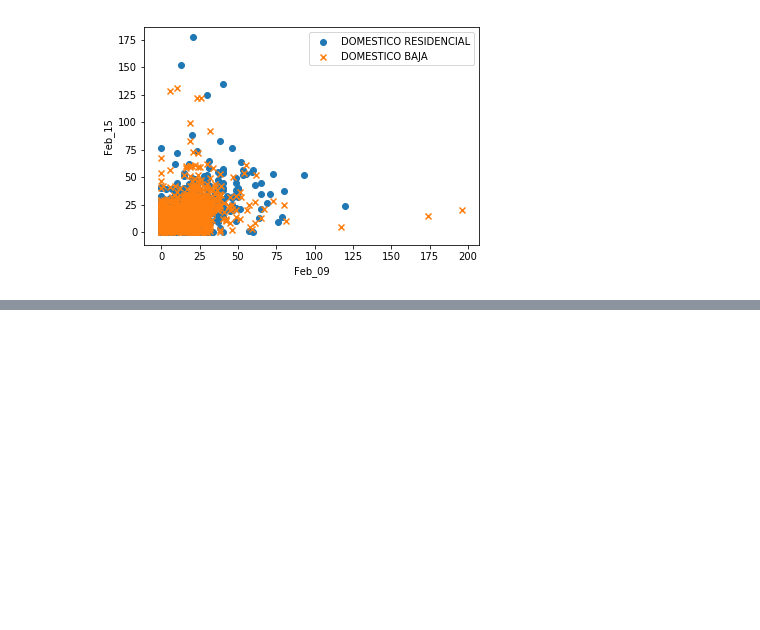
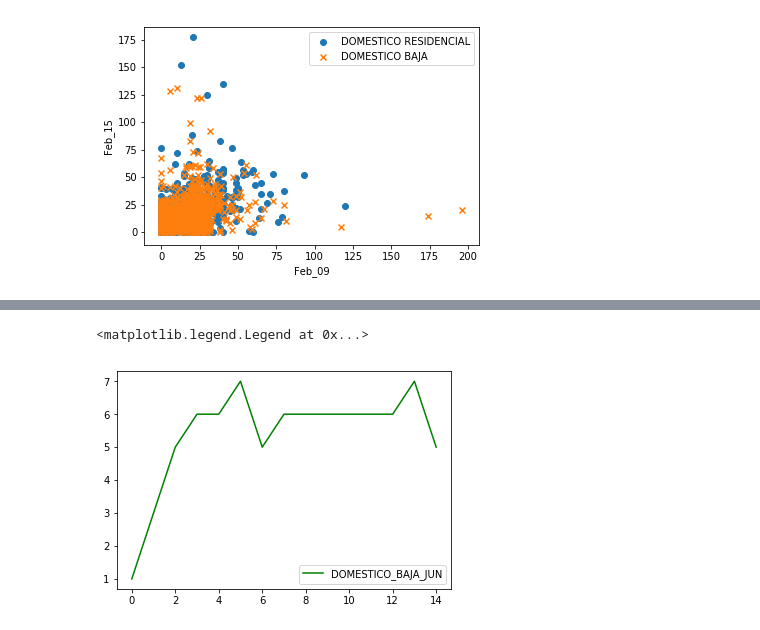
Before and after one commit to galis30/Galko_NS2020, a Jupyter notebook: Galko_projekt_NS.ipynb, the cells around one changed output, grey strips where cells are left out. Cells and saved outputs as stored; diff of their text form; code cells hidden in the pictures; blank space fills up the shorter version.

```diff
--- a/Galko_projekt_NS.ipynb
+++ b/Galko_projekt_NS.ipynb
@@ -358,0 +445,4 @@ plt.legend()
+# %%
+moj_perceptron_domestico_baja_jun = Perceptron()
+# %%
+moj_perceptron_domestico_baja_jun.fit(X,y)
@@ -358,0 +468,7 @@ plt.legend()
+# %%
+plt.plot(moj_perceptron_domestico_baja_jun.errors_, color='green', label='DOMESTICO_BAJA_JUN')
+
+plt.legend()
+# %% [output]
+<matplotlib.legend.Legend at 0x...>
+[figure, added]
```
Also changed, not shown: parts of 10 cells of this notebook.
